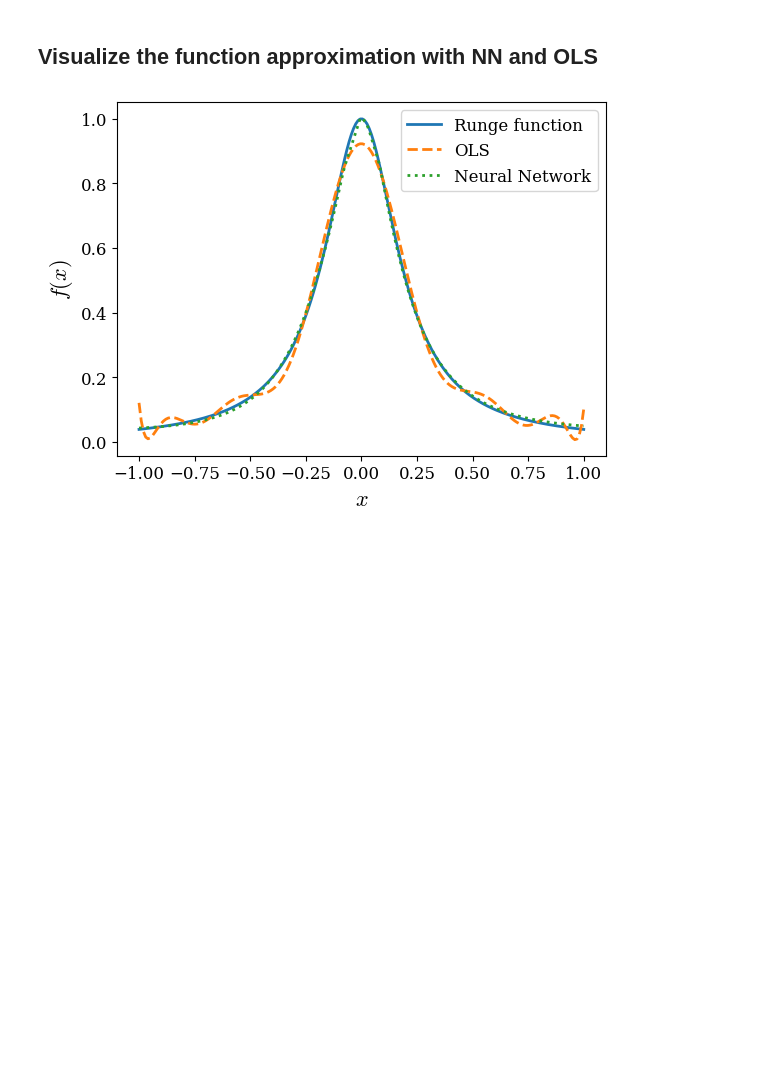
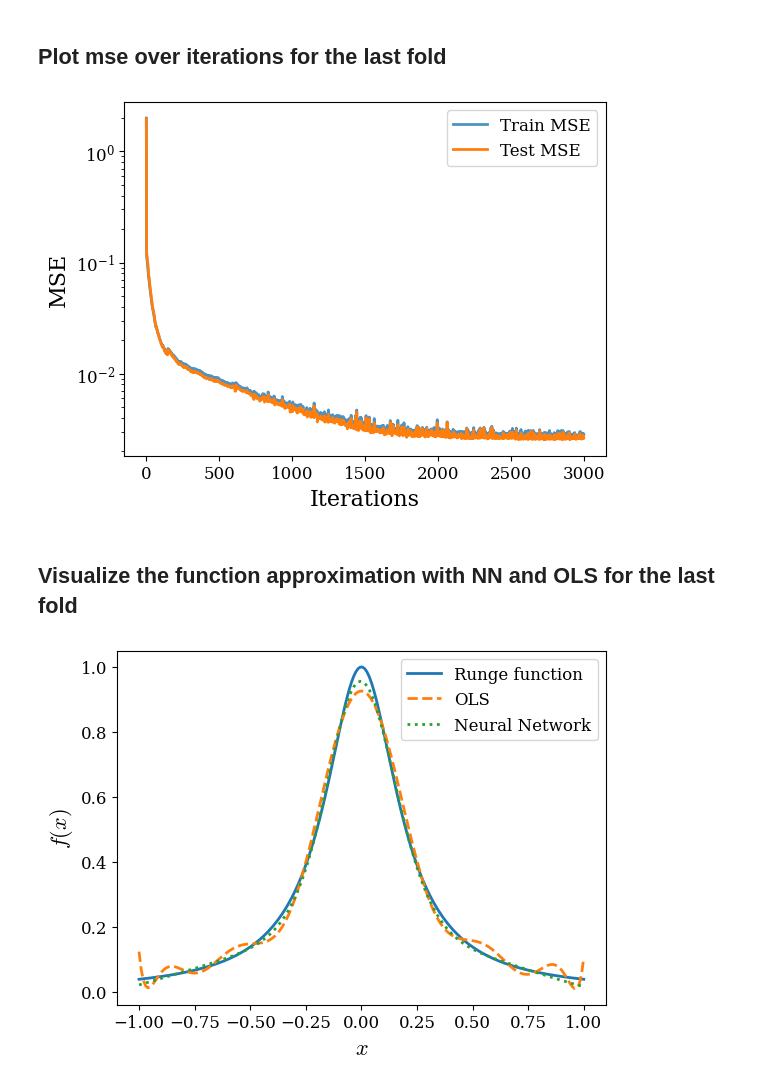
Before and after one commit to HeineEH/FYS-STK3155_Project2, a Jupyter notebook: code/exercise_2b.ipynb, the cells around one changed output. Saved outputs shown, nothing was run; the diff lists cells and outputs as text; code cells hidden in the pictures; blank space fills up the shorter version.

Commit message:
Added plot of mse over iterations

```diff
--- a/code/exercise_2b.ipynb
+++ b/code/exercise_2b.ipynb
@@ -35,8 +44,8 @@ ols_model = make_pipeline(
 network_input_size = x.shape[1]
 network_output_size = 1
 
-layer_output_sizes = [4, 2, network_output_size]
-activation_funcs = [LeakyReLU(), Sigmoid(), Identity()]
+layer_output_sizes = [50, 50, network_output_size]
+activation_funcs = [Sigmoid(), Sigmoid(), Identity()]
 
 nn_model = NeuralNetwork(
     network_input_size,
@@ -61,16 +70,20 @@ for fold_idx,(train_idx, test_idx) in enumerate(kfold.split(x)):
     # Scale data
     x_train_scaled = nn_scaler.fit_transform(x_train)
     x_test_scaled = nn_scaler.transform(x_test)
+    y_mean = y_train.mean()
 
     # Train and evaluate Neural Network
     nn_model.layers = deepcopy(initial_layers) # Reset neural network layers
-    nn_model.train(
+    mse_data = nn_model.train(
         StochasticGradientDescent(
             step_method = RMSpropStep(learning_rate=0.01, decay_rate=0.9),
             inputs = x_train_scaled,
             targets = y_train - y_mean,
+            test_inputs = x_test_scaled,
+            test_targets = y_test - y_mean
         ),
-        num_iterations = 3000
+        num_iterations = 3000,
+        track_mse = True
     )
     y_pred_nn = nn_model.predict(x_test_scaled) + y_mean
     nn_mse[fold_idx] = MSE()(y_pred_nn, y_test)
@@ -88,5 +101,12 @@ print(f"{n_splits}-fold {'OLS MSE:':10} {ols_mse.mean():.3e}")
+# %% [markdown]
+## Plot mse over iterations for the last fold
+# %%
+plot_mse_data(mse_data[::2])
+plt.show()
+# %% [output]
+[figure, added]
 # %% [markdown]
-## Visualize the function approximation with NN and OLS
+## Visualize the function approximation with NN and OLS for the last fold
 # %%
 x_test = np.linspace(-1,1, 200).reshape(-1, 1)
 
@@ -103,4 +123,4 @@ plt.legend()
 plt.savefig("../figs/runge_approximation_nn_vs_ols.pdf")
 plt.show()
 # %% [output]
-[figure, old version]
+[figure, new version]
```
Also changed, not shown: parts of 3 cells of this notebook.
